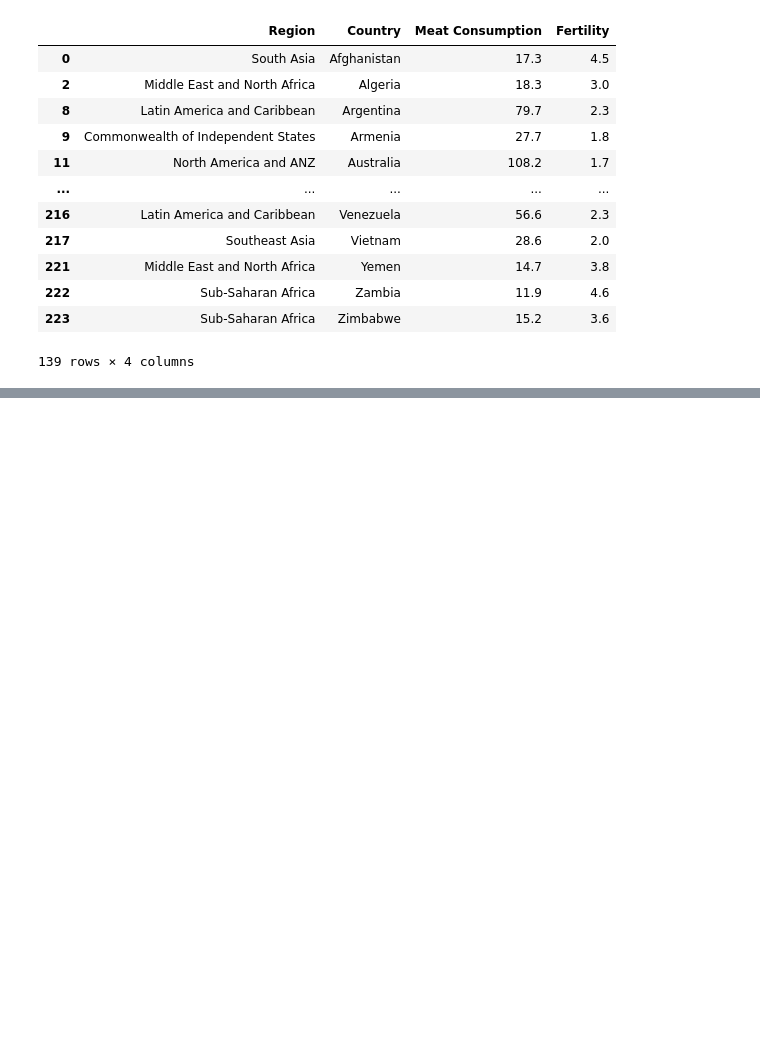
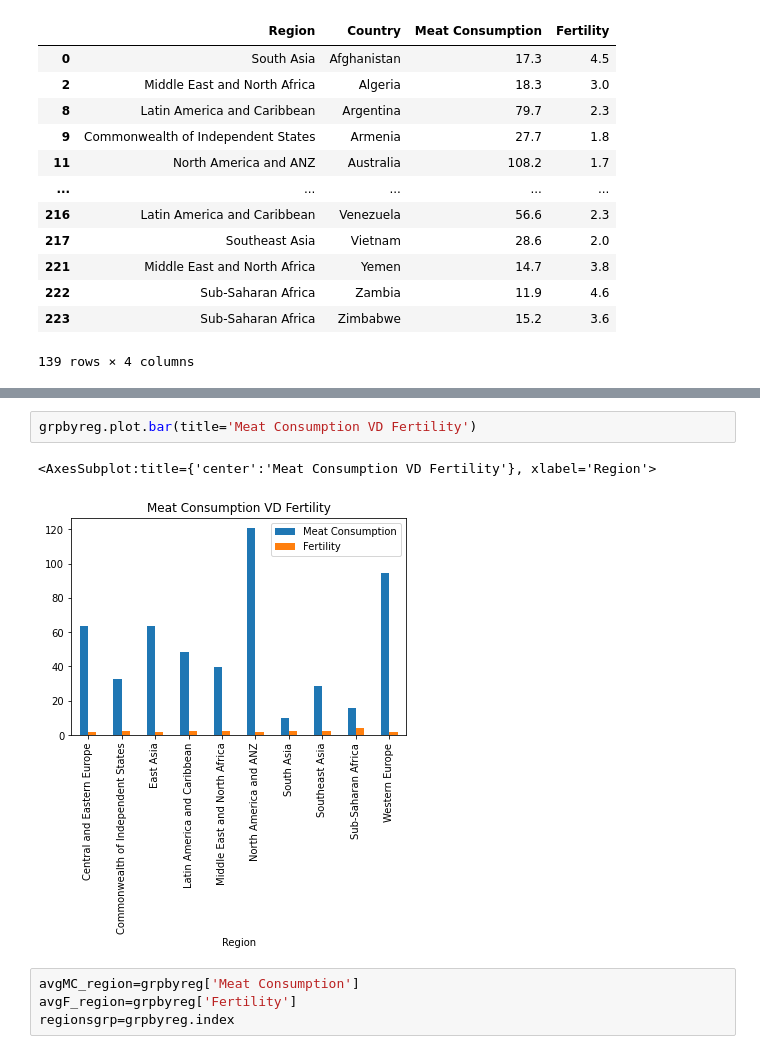
Before and after one commit to ermcgrew/bootcamp_project_one, a Jupyter notebook: data_analysis.ipynb, the cells around one changed output, grey strips where cells are left out. Cells and saved outputs as stored; diff of their text form; blank space fills up the shorter version.

```diff
--- a/data_analysis.ipynb
+++ b/data_analysis.ipynb
@@ -292,0 +362,9 @@ NameError: name 'grpfer' is not defined
+# %%
+grpbyreg.plot.bar(title='Meat Consumption VD Fertility')
+# %% [output]
+<AxesSubplot:title={'center':'Meat Consumption VD Fertility'}, xlabel='Region'>
+[figure, added]
+# %%
+avgMC_region=grpbyreg['Meat Consumption']
+avgF_region=grpbyreg['Fertility']
+regionsgrp=grpbyreg.index
```
Also changed, not shown: parts of 10 cells of this notebook, 1 other file.
